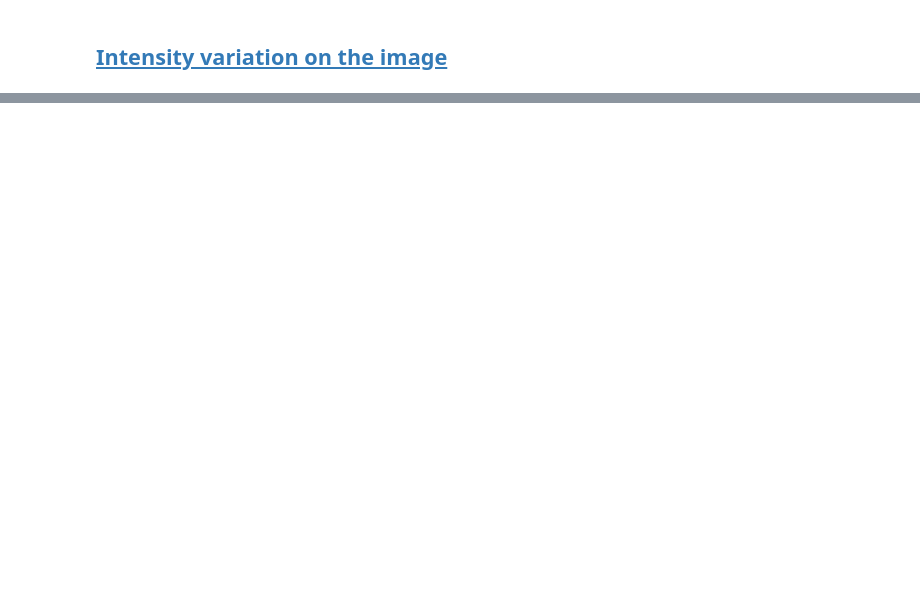
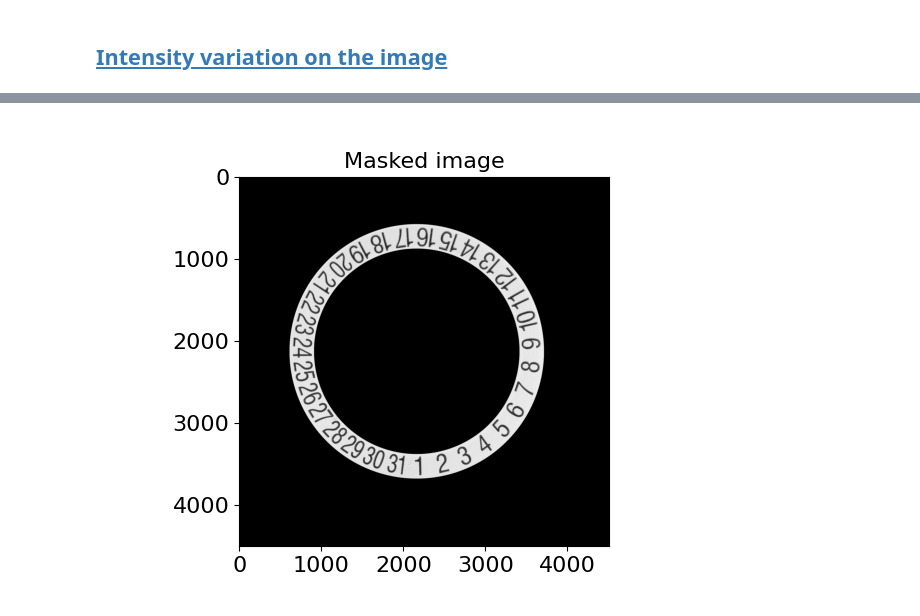
Before and after one commit to HumbertDominique/PI_decalques, a Jupyter notebook: python_processing.ipynb, the cells around one changed output, grey strips where cells are left out. Saved outputs shown, nothing was run; the diff lists cells and outputs as text; code cells hidden in the pictures; blank space fills up the shorter version.

```diff
--- a/python_processing.ipynb
+++ b/python_processing.ipynb
@@ -480,0 +489,96 @@ plt.show()
+# %%
+def _gaussian(x_array, amp, center, sigma):
+    return amp*(1/(sigma*(np.sqrt(2*np.pi))))*(np.exp((-0.5)*(((x_array-center)/sigma)**2)))
+
+amp = 2e4
+center = 30
+sigma = 1
+
+halfwindowsize = 10
+window = np.linspace(center-halfwindowsize,center+halfwindowsize, halfwindowsize*2-1) # 30mm => 40 pixels
+
+image = Image.open("data/30mm_BonW_5.bmp") # Simplement pour accélèrer le processing durant le développement
+
+data = np.asarray(image)[:,:,1] # BW => R=G=B
+mask = R < raddi[0] -42
+mask &= R > raddi[1] + 40
+
+data = data*mask
+data[widht//2,height//2] = 255
+
+values = pd.DataFrame(data)
+
+counts, bins = np.histogram(values, bins = 256)
+y_array = counts
+x_array = np.linspace(0, np.size(bins),np.size(bins)-1)
+
+popt_gauss, pcov_gauss = scipy.optimize.curve_fit(_gaussian, x_array[center-halfwindowsize:center+halfwindowsize], y_array[center-halfwindowsize:center+halfwindowsize], p0=[amp, center, sigma])
+perr_gauss = np.sqrt(np.diag(pcov_gauss))
+
+A = popt_gauss[0]
+DA = perr_gauss[0]
+C = popt_gauss[1]
+DC = perr_gauss[1]
+sigma = popt_gauss[2]
+Dsigma = perr_gauss[2]
+
+y_fit = _gaussian(x_array[center-halfwindowsize:center+halfwindowsize],A,C,sigma)
+
+y = y_fit.max()/2
+discriminant = 4*(C**2) - 4*(C**2 + (sigma**2)*m.log(y*sigma*m.sqrt(2*m.pi)/A)/.5)
+x_fwhm1 = 0.5*(2*C + m.sqrt(discriminant))
+x_fwhm2 = 0.5*(2*C - m.sqrt(discriminant))
+x_fwhm = np.array([x_fwhm1, x_fwhm2])
+y_fwmh = _gaussian(x_fwhm,A,C,sigma)
+FWHM = x_fwhm[0]-x_fwhm[1]
+
+
+x_center1 = 0.5*(2*C + m.sqrt(discriminant))
+x_center2 = 0.5*(2*C - m.sqrt(discriminant))
+x_center = 0.5*(x_center1+x_center2)
+print("Variation d'intensité sur le disque",x_center, "+/- ",FWHM/2)
+
+U_p = FWHM/x_center
+print(U_p)
+
+plt.close(0)
+plt.figure(0)
+plt.imshow(data*mask,cmap='gray')
+plt.title('Masked image')
+plt.rc('font', size=SMALL_SIZE)          # controls default text sizes
+plt.rc('axes', titlesize=SMALL_SIZE)     # fontsize of the axes title
+plt.rc('axes', labelsize=MEDIUM_SIZE)    # fontsize of the x and y labels
+plt.rc('xtick', labelsize=SMALL_SIZE)    # fontsize of the tick labels
+plt.rc('ytick', labelsize=SMALL_SIZE)    # fontsize of the tick labels
+plt.rc('legend', fontsize=SMALL_SIZE)    # legend fontsize
+plt.rc('figure', titlesize=BIGGER_SIZE)  # fontsize of the figure title
+plt.show()
+
+plt.close(1)
+plt.figure(1,figsize = (9, 9))
+plt.plot(x_array,counts,".k",label ="Measured data")
+plt.plot(x_array[center-halfwindowsize:center+halfwindowsize],y_fit,label  = 'fit: $y=\\frac{A}{\sigma\sqrt{2\pi}}e^{-\\frac{(x-\\xi)^2}{2\sigma^2}}$\n $A =$ %.2e $\pm$ %.2e\n $\sigma =$ %.2e $\pm$ %.2e \n$\\xi =$ %.2e $\pm$ %.2e' % (A, DA,C, DC, sigma, Dsigma))
+plt.plot([x_fwhm1, x_fwhm2],y_fwmh,'r-|')
+temptext = "%.3f"%FWHM
+plt.text(x_center-0.0065,y_fwmh[0]+500,temptext)
+temptext = "$U_p$ = %.3e %%"%(U_p*100)
+plt.text(50,1.5e5,temptext)
+plt.xlabel("px value")
+plt.ylabel("Counts")
+plt.title("Simulated pixel intensity distribution")
+plt.legend()
+plt.title("Pixel values in the masked image.\n0's are not showm")
+plt.xlim((1,100))
+plt.ylim((0,5e4))
+ax = plt.gca()
+ax.yaxis.set_major_formatter(FormatStrFormatter('%.1e'))
+# plt.yticks()
+plt.rc('font', size=SMALL_SIZE)          # controls default text sizes
+plt.rc('axes', titlesize=SMALL_SIZE)     # fontsize of the axes title
+plt.rc('axes', labelsize=SMALL_SIZE)    # fontsize of the x and y labels
+plt.rc('xtick', labelsize=SMALL_SIZE)    # fontsize of the tick labels
+plt.rc('ytick', labelsize=SMALL_SIZE)    # fontsize of the tick labels
+plt.rc('legend', fontsize=SMALL_SIZE)    # legend fontsize
+plt.rc('figure', titlesize=BIGGER_SIZE)  # fontsize of the figure title
+plt.show()
+# %% [output]
@@ -480,0 +587 @@ plt.show()
+[figure, added]
```
Also changed, not shown: parts of 8 cells of this notebook.
